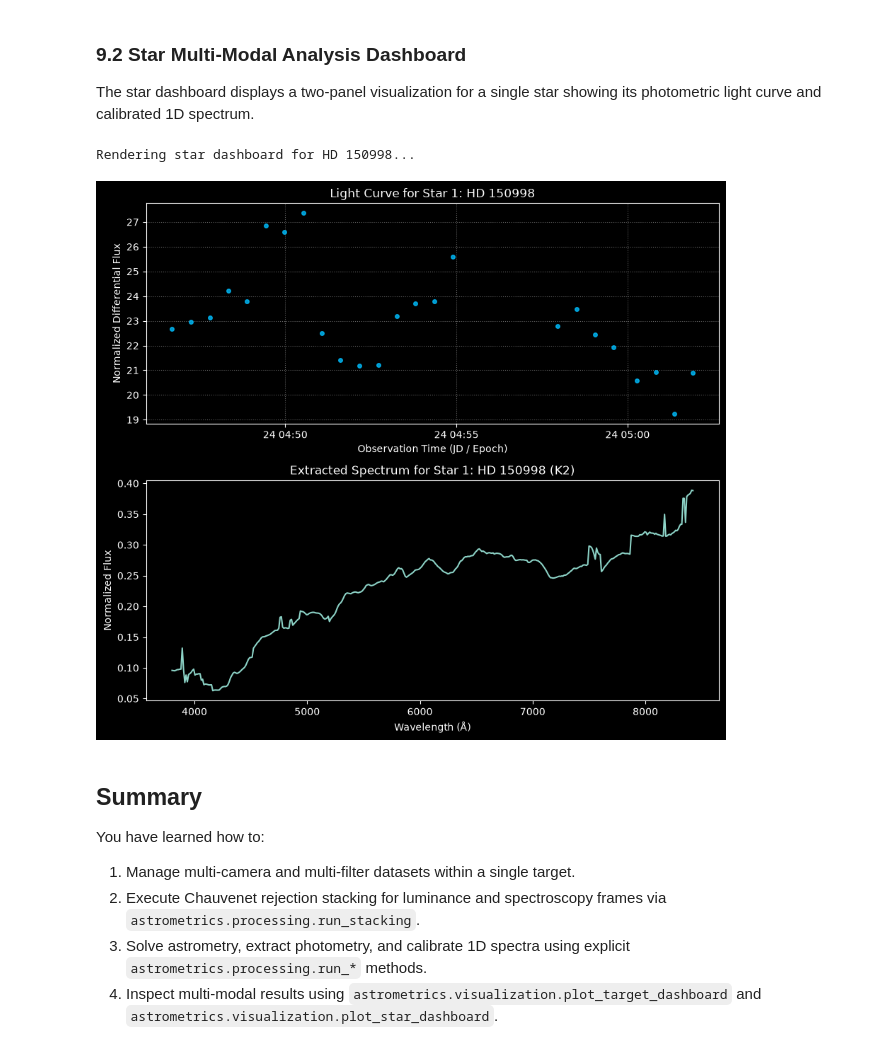
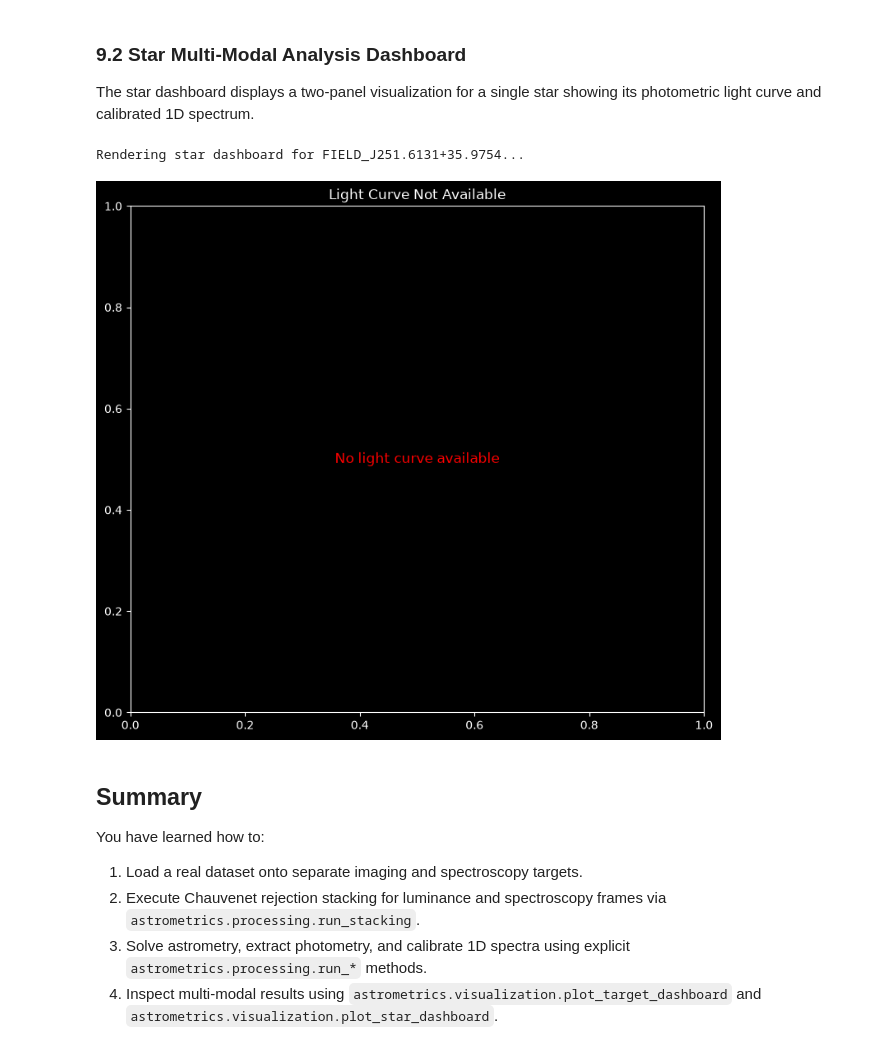
Before and after one commit to m1chae2/astrometrics, a Jupyter notebook: documentation/notebooks/astrometrics/user_guide/09_end_to_end_pipeline_M13.ipynb, the cells around one changed output. Cells and saved outputs as stored; diff of their text form; code cells hidden in the pictures.

```diff
--- a/documentation/notebooks/astrometrics/user_guide/09_end_to_end_pipeline_M13.ipynb
+++ b/documentation/notebooks/astrometrics/user_guide/09_end_to_end_pipeline_M13.ipynb
@@ -104,14 +109,14 @@ Astrometry solved: True
 
 We perform aperture photometry and ensemble calibration across the Luminance frame sequence using `astrometrics.processing.run_photometry`.
 # %%
-if target:
-    print(f"Running ensemble photometry for {target.id}...")
-    photometry_result = astrometrics.processing.run_photometry(
-        target,
-        filter_type="L",
-        frames=luminance_frames,
-        use_astrometry_seed=True,
-    )
-    print(f"Photometry status: {photometry_result.get('status')}")
+print(f"Running ensemble photometry for {imaging_target.id}...")
+photometry_result = astrometrics.processing.run_photometry(
+    imaging_target,
+    filter_type="Luminance",
+    frames=luminance_frames,
+    use_astrometry_seed=True,
+)
+print(f"Photometry status: {photometry_result.get('status')}")
+print(f"Stars found: {photometry_result.get('starsFound', 0)}")
 # %% [output]
 Running ensemble photometry for M 13...
@@ -126,9 +127,8 @@ Photometry status: completed
 
 We detect zero-order star centroids and extract calibrated 1D spectra from the dispersed spectral image using `astrometrics.processing.run_spectroscopy`.
 # %%
-if target:
-    print(f"Running spectroscopy analysis for {target.id}...")
-    spectroscopy_result = astrometrics.processing.run_spectroscopy(target)
-    spectral_stars = spectroscopy_result.get("stellar_objects", [])
-    print(f"Spectroscopy extracted {len(spectral_stars)} spectra.")
+print(f"Running spectroscopy analysis for {spectroscopy_target.id}...")
+spectroscopy_result = astrometrics.processing.run_spectroscopy(spectroscopy_target)
+spectral_stars = spectroscopy_result.get("stellar_objects", [])
+print(f"Spectroscopy extracted {len(spectral_stars)} spectra.")
 # %% [output]
@@ -142,8 +142,7 @@ We list and inspect the solved stellar objects associated with target **M 13** v
 # %%
-if target:
-    stellar_objects = [obj for obj in astrometrics.stars.list_objects() if target.id in obj.target_ids]
-    print(f"Retrieved {len(stellar_objects)} stellar objects for target {target.id}.")
-    if stellar_objects:
-        sample_star = stellar_objects[0]
-        print(f"Sample Star: ID={sample_star.id}, Name={sample_star.name}, Mag={sample_star.magnitude}")
+stellar_objects = [obj for obj in astrometrics.stars.list_objects() if imaging_target.id in obj.target_ids]
+print(f"Retrieved {len(stellar_objects)} stellar objects for target {imaging_target.id}.")
+if stellar_objects:
+    sample_star = stellar_objects[0]
+    print(f"Sample Star: ID={sample_star.id}, Name={sample_star.name}, Mag={sample_star.magnitude}")
 # %% [output]
@@ -170,20 +168,22 @@ Rendering interactive target dashboard for M 13...
 
 The star dashboard displays a two-panel visualization for a single star showing its photometric light curve and calibrated 1D spectrum.
 # %%
-if target:
-    selected_star = astrometrics.stars.get_object("HD 150998")
+if stellar_objects:
+    selected_star = stellar_objects[0]
     spectral_star = astrometrics.stars.get_object(f"{selected_star.id}::spectroscopy")
     print(f"Rendering star dashboard for {selected_star.id}...")
     star_figure = astrometrics.visualization.plot_star_dashboard(selected_star, spectral_star=spectral_star)
     star_figure.show()
+else:
+    print("No stellar objects were identified for this target; skipping the star dashboard.")
 # %% [output]
-Rendering star dashboard for HD 150998...
+Rendering star dashboard for FIELD_J251.6131+35.9754...
-[figure, old version]
+[figure, new version]
 # %% [markdown]
 ## Summary
 
 You have learned how to:
-1. Manage multi-camera and multi-filter datasets within a single target.
+1. Load a real dataset onto separate imaging and spectroscopy targets.
 2. Execute Chauvenet rejection stacking for luminance and spectroscopy frames via `astrometrics.processing.run_stacking`.
 3. Solve astrometry, extract photometry, and calibrate 1D spectra using explicit `astrometrics.processing.run_*` methods.
 4. Inspect multi-modal results using `astrometrics.visualization.plot_target_dashboard` and `astrometrics.visualization.plot_star_dashboard`.
```
Also changed, not shown: parts of 17 cells of this notebook, 9 other files.
